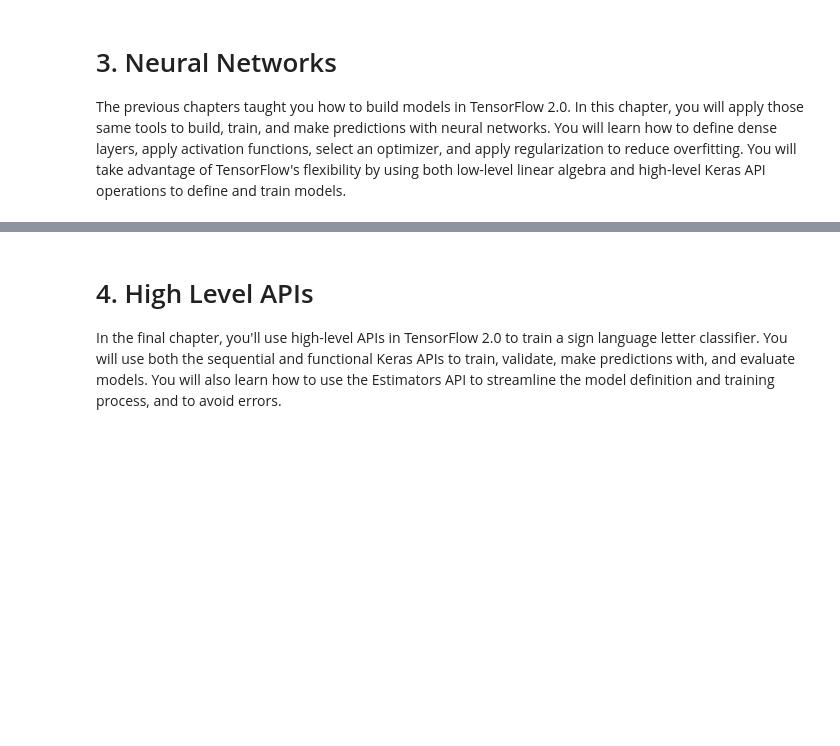
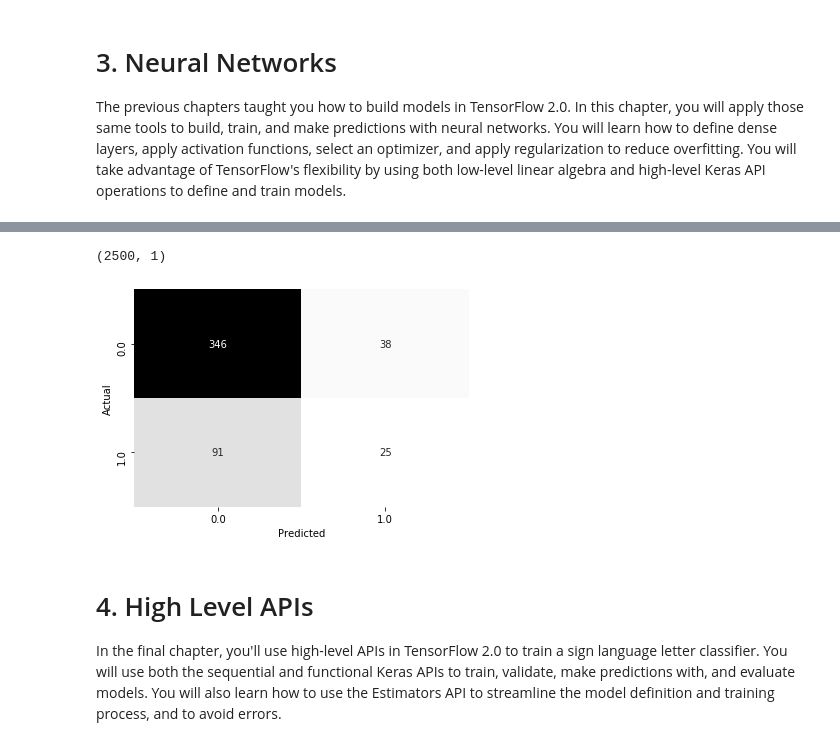
Before and after one commit to ggjuancamilo/DataCamp, a Jupyter notebook: Machine Learning Scientist with python/14 - Introduction to TensorFlow in Python/Code/Introduction to TensorFlow in Python.ipynb, the cells around one changed output, grey strips where cells are left out. Drawn from its saved outputs; the diff is of its cells as text; code cells hidden in the pictures; blank space fills up the shorter version.

```diff
--- a/Machine Learning Scientist with python/14 - Introduction to TensorFlow in Python/Code/Introduction to TensorFlow in Python.ipynb
+++ b/Machine Learning Scientist with python/14 - Introduction to TensorFlow in Python/Code/Introduction to TensorFlow in Python.ipynb
@@ -533,0 +875,21 @@ The previous chapters taught you how to build models in TensorFlow 2.0. In this
+# %%
+df = pd.read_csv('data/borrow.csv', header=None)
+borrower_features = df.iloc[:2500,:-1].to_numpy().astype('float32')
+default = df.iloc[:2500,-1].to_numpy().reshape([2500,1]).astype('float32')
+
+test_features = df.iloc[2500:,:-1].to_numpy().astype('float32')
+test_targets = df.iloc[2500:,-1].to_numpy().reshape([500,1]).astype('float32')
+
+# Define the model
+def model(w1, b1, w2, b2, features = borrower_features):
+	# Apply relu activation functions to layer 1
+	layer1 = keras.activations.relu(tf.matmul(features, w1) + b1)
+    # Apply dropout
+	dropout = keras.layers.Dropout(0.25)(layer1)
+	return keras.activations.sigmoid(tf.matmul(dropout, w2) + b2)
+
+# Define the loss function
+def loss_function(w1, b1, w2, b2, features = borrower_features, targets = default):
+	predictions = model(w1, b1, w2, b2)
+	# Pass targets and predictions to the cross entropy loss
+	return keras.losses.binary_crossentropy(targets, predictions)
@@ -534,3 +905,32 @@ The previous chapters taught you how to build models in TensorFlow 2.0. In this
+# %%
+opt= tf.optimizers.Adam()
+# %%
+default.shape
+# %% [output]
+(2500, 1)
+# %%
+from seaborn import heatmap
+def confusion_matrix(default, model_predictions):
+        df = pd.DataFrame(np.hstack([default, model_predictions.numpy() > 0.5]),
+                       columns = ['Actual','Predicted'])
+        confusion_matrix = pd.crosstab(df['Actual'], df['Predicted'],
+                                    rownames=['Actual'], colnames=['Predicted'])
+        heatmap(confusion_matrix, cmap="Greys", fmt="d", annot=True, cbar=False)
+        plt.show()
+# %%
+# Train the model
+for j in range(100):
+    # Complete the optimizer
+	opt.minimize(lambda: loss_function(w1, b1, w2, b2),
+                 var_list=[w1, b1, w2, b2])
+
+# Make predictions with model
+model_predictions = model(w1, b1, w2, b2, test_features)
+
+# Construct the confusion matrix
+confusion_matrix(test_targets, model_predictions)
+# %% [output]
+[figure, added]
 # %% [markdown]
 # 4. High Level APIs
 
```
Also changed, not shown: parts of 50 cells of this notebook, 10 other files.
